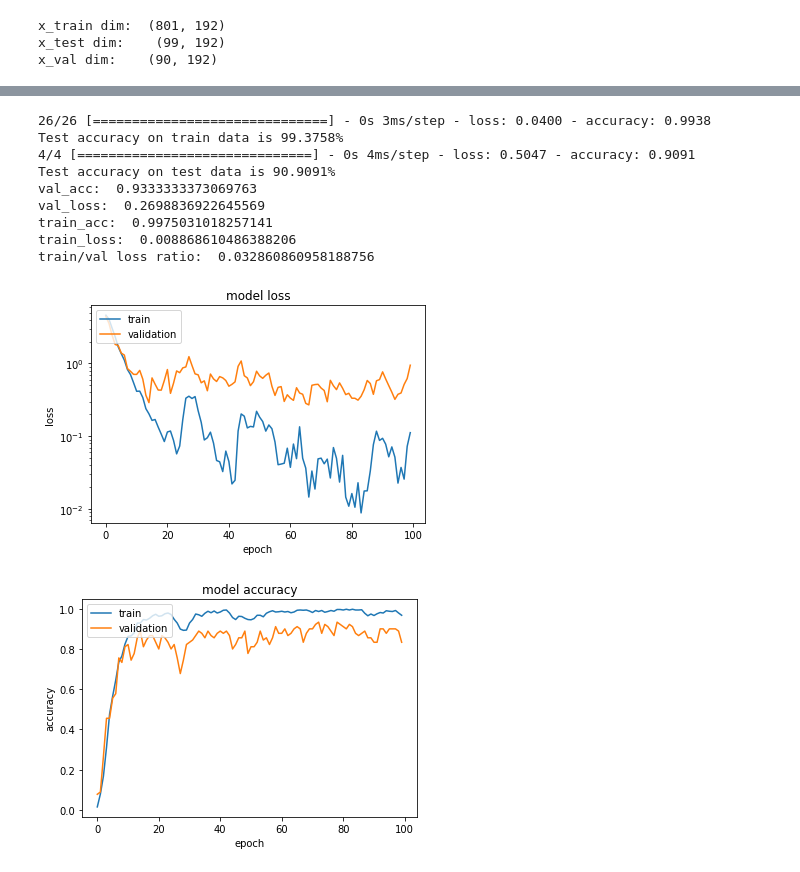
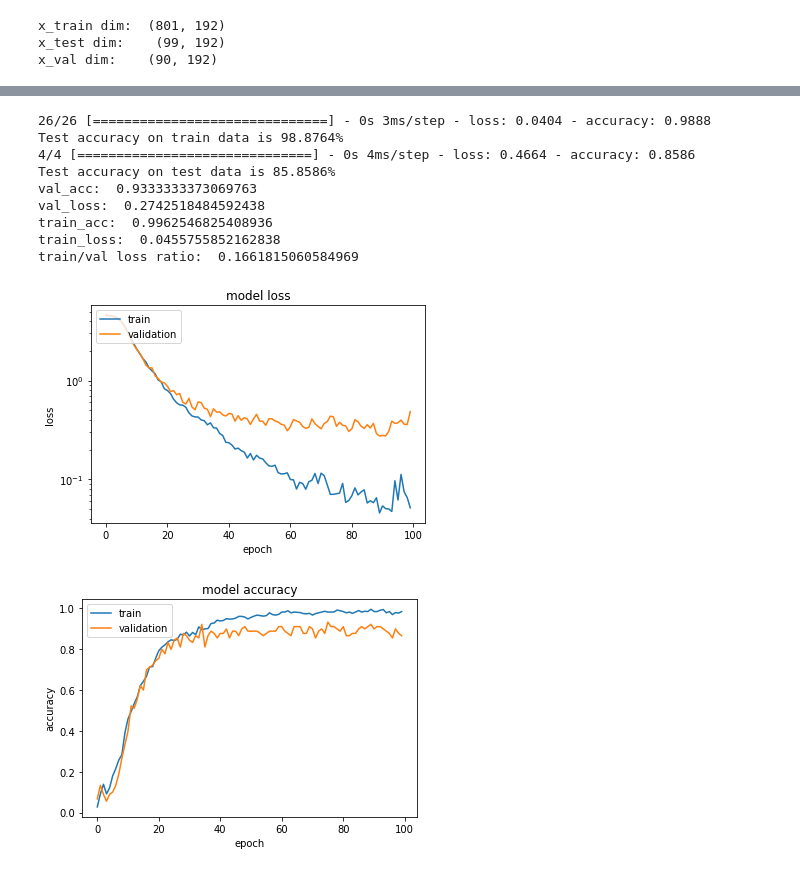
Before and after one commit to NatalijaGajic/pppo_classification, a Jupyter notebook: classification.ipynb, the cells around one changed output, grey strips where cells are left out. Saved outputs shown, nothing was run; the diff lists cells and outputs as text; code cells hidden in the pictures.

```diff
--- a/classification.ipynb
+++ b/classification.ipynb
@@ -661,9 +743,8 @@ model.compile(loss='categorical_crossentropy', optimizer=opt, metrics=['accuracy
 # %%
-from keras.callbacks import ModelCheckpoint, EarlyStopping
+from keras.callbacks import ModelCheckpoint
 
-early_stopping = EarlyStopping(monitor='val_loss', patience=600)
-checkpointer=ModelCheckpoint(filepath='nn_no_regularization.hdf5',verbose=1,save_best_only=True)
+checkpointer=ModelCheckpoint(filepath='nn_model.hdf5',verbose=1,save_best_only=True)
 history = model.fit(X_train_nn, y_train_nn, epochs=100,
-                    validation_data=(X_val_nn, y_val_nn),callbacks=[early_stopping])
+                    validation_data=(X_val_nn, y_val_nn),callbacks=[checkpointer])
 # %% [output]
 Epoch 1/100
@@ -747,21 +876,18 @@ Dropout sloj obezbeđuje da se prilikom treniranja, sa određenom verovatnoćom,
 # %%
 from keras.layers import Dropout
 
-new_model = Sequential()
-new_model.add(Dense(256, input_dim=192, activation='relu'))
-new_model.add(Dropout(0.1))
-new_model.add(Dense(512, activation='relu'))
-new_model.add(Dropout(0.1))
-new_model.add(Dense(600, activation='relu'))
-new_model.add(Dropout(0.1))
-new_model.add(Dense(99, activation='softmax'))
+modelv3 = Sequential()
+modelv3.add(Dense(256, input_dim=192, activation='relu'))
+modelv3.add(Dropout(0.1))
+modelv3.add(Dense(512, activation='relu'))
+modelv3.add(Dropout(0.1))
+modelv3.add(Dense(600, activation='relu'))
+modelv3.add(Dense(99, activation='softmax'))
 # %%
-opt = keras.optimizers.Adam(learning_rate=0.01)
-new_model.compile(loss='categorical_crossentropy', optimizer=opt, metrics=['accuracy'])
+modelv3.compile(loss='categorical_crossentropy', optimizer='adam', metrics=['accuracy'])
 # %%
-early_stopping = EarlyStopping(monitor='val_loss', patience=600)
-checkpointer=ModelCheckpoint(filepath='nn_no_regularization.hdf5',verbose=1,save_best_only=True)
-new_history = new_model.fit(X_train_nn, y_train_nn, epochs=100, batch_size=192,
-                    validation_data=(X_val_nn, y_val_nn),callbacks=[early_stopping])
+checkpointer=ModelCheckpoint(filepath='nn_modelv3.hdf5',verbose=1,save_best_only=True)
+historyv3 = modelv3.fit(X_train_nn, y_train_nn, epochs=100, batch_size=192,
+                    validation_data=(X_val_nn, y_val_nn),callbacks=[checkpointer])
 # %% [output]
 Epoch 1/100
@@ -784,15 +910,15 @@ Epoch 100/100
 # %%
-print_scores(X_train_nn, y_train_nn, X_test_nn, y_test_nn, new_model)
-print_and_plot_history(new_history)
+print_scores(X_train_nn, y_train_nn, X_test_nn, y_test_nn, modelv3)
+print_and_plot_history(historyv3)
 # %% [output]
-26/26 [==============================] - 0s 3ms/step - loss: 0.0400 - accuracy: 0.9938
-Test accuracy on train data is 99.3758%
-4/4 [==============================] - 0s 4ms/step - loss: 0.5047 - accuracy: 0.9091
-Test accuracy on test data is 90.9091%
+26/26 [==============================] - 0s 3ms/step - loss: 0.0404 - accuracy: 0.9888
+Test accuracy on train data is 98.8764%
+4/4 [==============================] - 0s 4ms/step - loss: 0.4664 - accuracy: 0.8586
+Test accuracy on test data is 85.8586%
 val_acc:  0.9333333373069763
-val_loss:  0.2698836922645569
-train_acc:  0.9975031018257141
-train_loss:  0.008868610486388206
-train/val loss ratio:  0.032860860958188756
+val_loss:  0.2742518484592438
+train_acc:  0.9962546825408936
+train_loss:  0.0455755852162838
+train/val loss ratio:  0.1661815060584969
-[figure, old version]
+[figure, new version]
-[figure, old version]
+[figure, new version]
```
Also changed, not shown: parts of 115 cells of this notebook.
